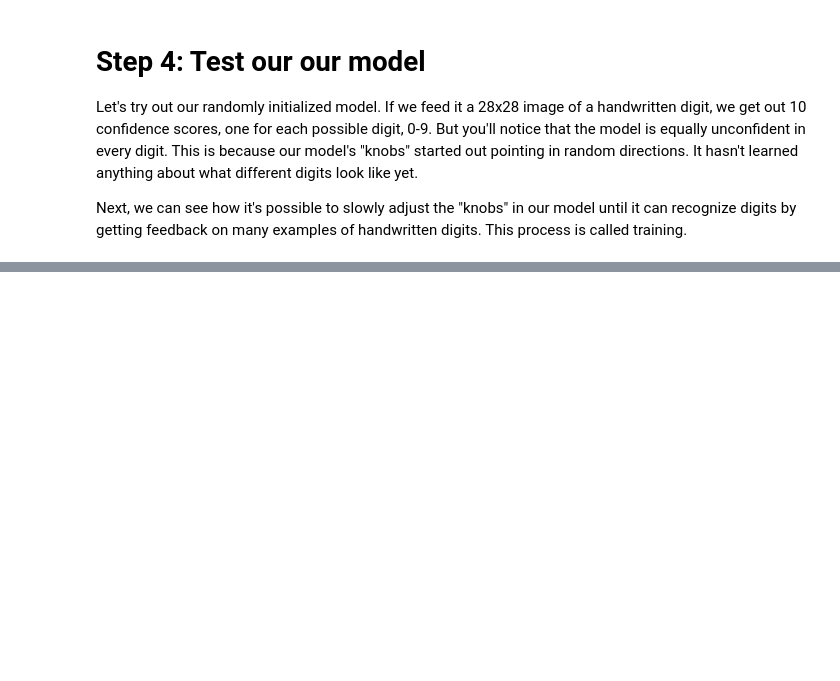
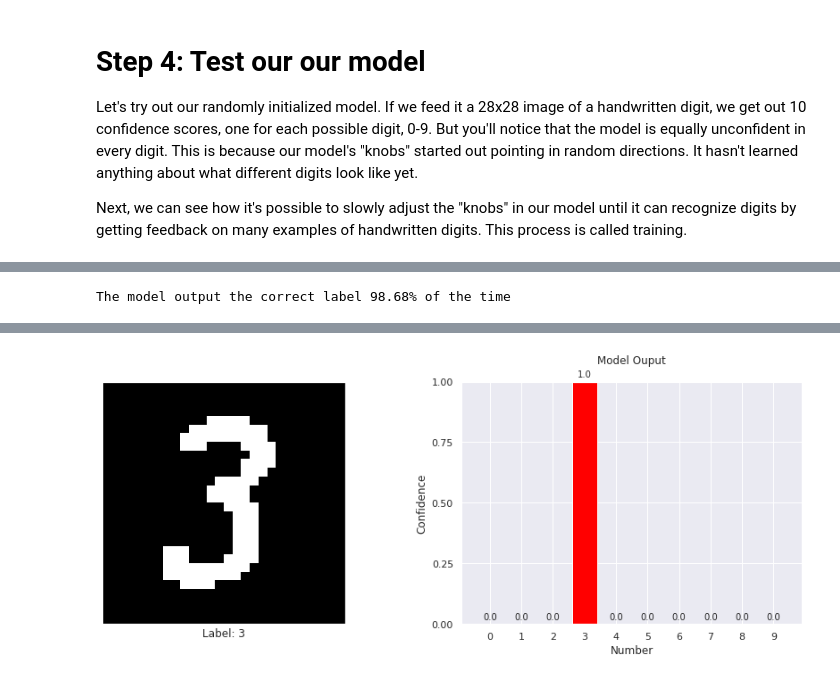
Before and after one commit to deokdecef44cnsnddos9ndam/ml-security, a Jupyter notebook: ai_for_streetfighters.ipynb, the cells around one changed output, grey strips where cells are left out. Saved outputs shown, nothing was run; the diff lists cells and outputs as text; code cells hidden in the pictures; blank space fills up the shorter version.

```diff
--- a/ai_for_streetfighters.ipynb
+++ b/ai_for_streetfighters.ipynb
@@ -326,0 +172,37 @@ show_example_inference(None)
+# %%
+correct = 0.0
+total = 0.0
+
+for data, labels in testing_set:
+  pred = model(data).cpu()
+  correct += torch.sum(torch.argmax(pred, dim=1) == labels)
+  total += len(labels)
+
+accuracy = (correct / total).item()
+percent_correct = round(accuracy * 100, 2)
+print(f'The model output the correct label {percent_correct}% of the time')
+# %% [output]
+The model output the correct label 98.68% of the time
+# %%
+#@markdown Lets run it through the model again now...
+example_button = widgets.Button(description="Get Another")
+example_img = None
+example_label = None
+
+def view_random_inference(*args, **kwargs):
+  plt.close()
+  idisplay.clear_output(wait=True)
+  rand_idx = np.random.choice(len(examples))
+  global example_img
+  global example_label
+  example_img = examples[rand_idx].unsqueeze(0)
+  example_label = example_labels[rand_idx]
+
+  probs = model(example_img.cuda()).cpu()
+  mlsec.plots.example(example_img, probs, example_label)
+  idisplay.display(example_button)
+
+example_button.on_click(view_random_inference)
+
+view_random_inference()
+# %% [output]
@@ -326,0 +210 @@ show_example_inference(None)
+[figure, added]
```
Also changed, not shown: parts of 101 cells of this notebook.
